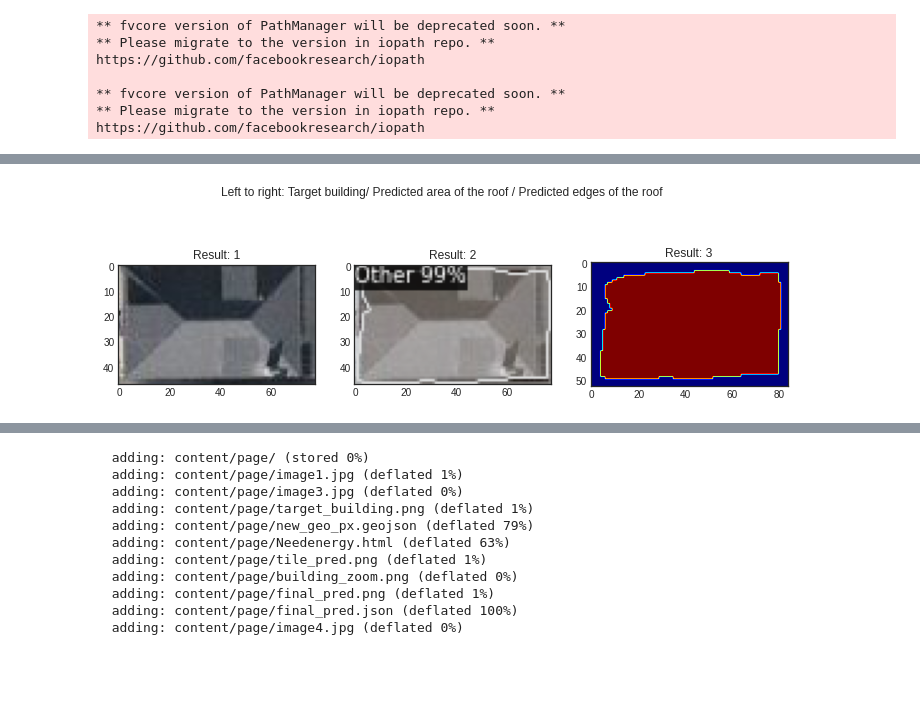
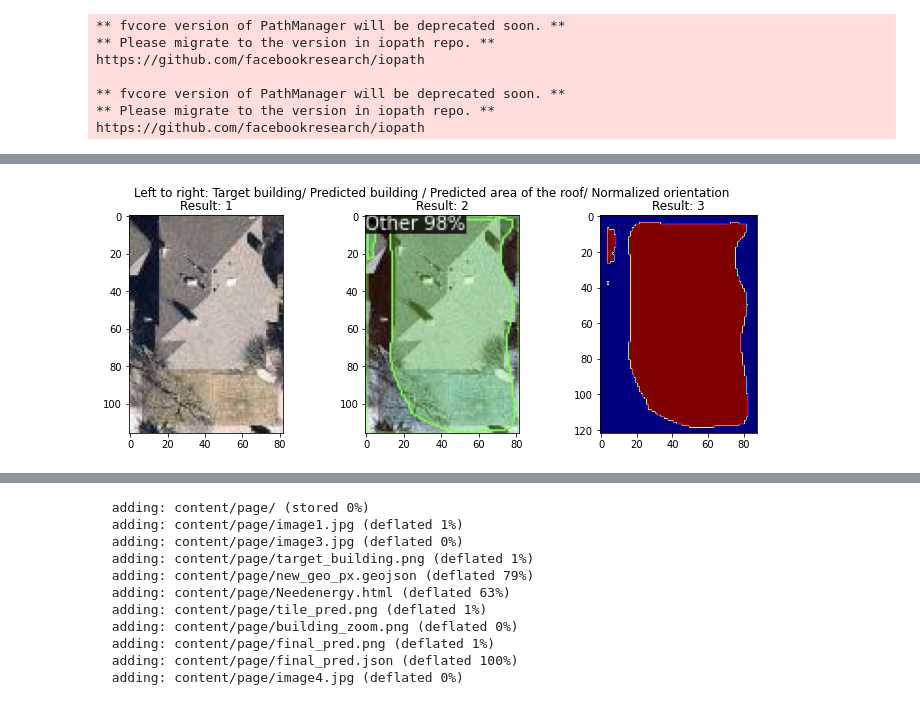
Before and after one commit to HariniSureshS/solarpanel, a Jupyter notebook: Good_Energy_POC.ipynb, the cells around one changed output, grey strips where cells are left out. Cells and saved outputs as stored; diff of their text form; code cells hidden in the pictures; blank space fills up the shorter version.

Commit message:
Updating the pipeline
- post processing the building mask
- aligning our building to have zero angle
- get a high resolution version for our building

```diff
--- a/Good_Energy_POC.ipynb
+++ b/Good_Energy_POC.ipynb
@@ -100,26 +100,29 @@ s3 = boto3.resource("s3",
 regex = re.compile(r'\d+')
 df = gpd.read_file('/content/drive/MyDrive/Official Folder Omdena Talent Good3Energy/Pipeline/lasvegas_catlog.geojson')
 
-def get_img_frm_addrs():
+def get_img_frm_addrs(zoom_value, img_name = 'building_tile.png', addr=None):
     '''
     Enter an address
     Returns image for the location from NearMap,
     and location coordinates for post processing
     '''
-    address=input('Enter the address :')
+    if addr == None:
+        address=input('Enter the address :')
+    else:
+        address = addr
     geolocator = GoogleV3(api_key="AIzaSyAobDOqF2vAg5LSnk18bsZ-38FBEnRyBok")
     location = geolocator.geocode(address)
     base_uri = 'http://us0.nearmap.com/staticmap?center='
-    api_date = '&size=650x650&zoom=19&httpauth=false&apikey=ZDM0OGJiZDMtYjk4ZS00NTgzLTk1Y2UtYjk2ODU0MTAzNWYw'
+    api_date = f'&size=650x650&zoom={zoom_value}&httpauth=false&apikey=ZDM0OGJiZDMtYjk4ZS00NTgzLTk1Y2UtYjk2ODU0MTAzNWYw'
     req = base_uri + str(location.latitude)+','+str(location.longitude)+api_date
     resp = requests.get(req)
     if resp.status_code == requests.codes.ok:
-        img = open('/content/drive/MyDrive/Official Folder Omdena Talent Good3Energy/Pipeline/tile_image/building_tile.png',"wb") #Saving the image
+        img = open(f'/content/drive/MyDrive/Official Folder Omdena Talent Good3Energy/Pipeline/tile_image/{img_name}',"wb") #Saving the image
         img.write(resp.content)
         img.close()
     #
     out = [location.latitude, location.longitude]
-    return out
+    return out, address
 
 '''
 # Old get address function
@@ -233,12 +236,12 @@ def empty_coco_dataset(dir_jpeg, output_path, image_extension='.png', save_jpegs
         json.dump(COCOAnnotations, f, default=convert)
 
 # Get the tile and location from the address and save the image for the model
-addr_loc = get_img_frm_addrs()
+loc, address = get_img_frm_addrs(zoom_value=19)
 # prepare the image for the model
 #get_model_img(addr_loc)
 # Prepare the dummy annotation
 empty_coco_dataset("/content/drive/MyDrive/Official Folder Omdena Talent Good3Energy/Pipeline/tile_image", "/content/drive/MyDrive/Official Folder Omdena Talent Good3Energy/Pipeline", image_extension='.png', save_jpegs=True)
-print(addr_loc)
+print(loc)
 #9501 Summerhill Ln Dallas, TX 75238 USA
 #9739 Royce Dr Dallas, TX 75217 USA
 # %% [output]
@@ -339,56 +338,57 @@ Consider using one of the following signatures instead:
 # %%
 #@title Display Results
-
 coco_file = '/content/drive/MyDrive/Official Folder Omdena Talent Good3Energy/Pipeline/output/final_pred.json'
 tile_pred = '/content/drive/MyDrive/Official Folder Omdena Talent Good3Energy/Pipeline/output/tile_pred.png'
 
 building_tile = '/content/drive/MyDrive/Official Folder Omdena Talent Good3Energy/Pipeline/tile_image/building_tile.png'
 
 # Extract our building to pass it to edge detection
-obj=Post_Process(building_tile, addr_loc, coco_file)
-mask = obj.get_bin_mask()
-px_df = obj.get_px_coords_df()
+obj=Post_Process(building_tile, loc, coco_file)
+mask_tile = obj.get_bin_mask()
+# Getting dataframes, contours, and bbox from our model predictions
+px_df, cnts = obj.get_px_coords_df()
 px_df = obj.get_px_coords()
-#px_df.to_csv('D:/output/px_df.csv')
 bbox=obj.extract_building(px_df=px_df)
+
+# Get target mask
+mask= obj.process_bin_mask(mask_tile, bbox)
+px_target_df, cont = obj.get_bin_mask_poly(mask)
+#Save our target mask
+cv2.imwrite('/content/drive/MyDrive/Official Folder Omdena Talent Good3Energy/Pipeline/output/target_mask.png', mask*255)
+
 # Get the building from our original tile and tile predicted
 im=Image.open(building_tile)
 im_crop=im.crop(bbox)
-
-im_crop.save('/content/drive/MyDrive/Official Folder Omdena Talent Good3Energy/Pipeline/output/target_building.png')
-
+# Pad the target to match the mask
+im_crop_pad = np.pad(np.array(im_crop) , [(3, 3), (3, 3), (0, 0)], 'constant')
+im_crop_pad = Image.fromarray(im_crop_pad)
+im_crop_pad.save('/content/drive/MyDrive/Official Folder Omdena Talent Good3Energy/Pipeline/output/target_building.png')
 im_pred=Image.open(tile_pred)
 im_pred_crop=im_pred.crop(bbox)
+#----------------------------------------------------------------------------------------------------------------------
 
-# Save tile binary mask and exract target mask
-mask = mask.astype(int)
-cv2.imwrite('/content/drive/MyDrive/Official Folder Omdena Talent Good3Energy/Pipeline/output/mask.png', mask)
-#im = cv2.imread(os.path.join(work_dir, '/content/drive/MyDrive/Official Folder Omdena Talent Good3Energy/Pipeline/output/mask.png'))
-mask_im=Image.open('/content/drive/MyDrive/Official Folder Omdena Talent Good3Energy/Pipeline/output/mask.png')
-mask_crop=mask_im.crop(bbox)
-mask_crop.save('/content/drive/MyDrive/Official Folder Omdena Talent Good3Energy/Pipeline/output/target_mask.png')
-
-# add padding of 3 black pixels so we end up with valid polygons
-mask_crop_pad = np.pad(np.array(mask_crop) , (3, 3), 'constant')
-
-#----------------------------------------------------------------------------------------------------------------------
 # Get target mask polygon
-px_target_df = obj.get_bin_mask_poly(mask_crop_pad)
-#plt.imshow(im_crop)
-#plt.figure(figsize=(10,10))
-#plt.imshow(tile_pred)
+px_target_df, cont = obj.get_bin_mask_poly(mask)
+px_target_df.to_file('/content/drive/MyDrive/Official Folder Omdena Talent Good3Energy/Pipeline/output/px_coords.geojson', driver="GeoJSON")
 
 tif_img = rio.open("/content/drive/MyDrive/Official Folder Omdena Talent Good3Energy/Pipeline/tile_image/tile.tif")
 geo_df = obj.get_geo_coords(px_target_df, tif_img)
-azimuth = obj.get_azimuth(geo_df)
 
 # Plot the results
-print('Azimuth: ', azimuth)
-area = obj.get_area(geo_df)
-print('Area(m): ', area)
-plt.style.use('seaborn-white')
+geo_df['azimuth'] =  obj.get_azimuth(geo_df)
+geo_df['area'] = obj.get_area(geo_df)
+col = geo_df['area']
+target_area = col.max() # We only need our target building
 
-imgs = [im_crop, im_pred_crop, mask_crop_pad]
+t_building = geo_df.loc[geo_df['area'] == target_area]
+azimuth = t_building.iloc[0].azimuth
+print(azimuth)
+area = t_building.iloc[0].area
+print(area, '[sq feet]')
+
+
+
+imgs = [im_crop, im_pred_crop, mask]
 # Show subplots | shape: (1,3)
 fig, axs = plt.subplots(nrows=1, ncols=3, figsize=(12,4))
 for i, ax in enumerate(axs.flatten()):
@@ -398,6 +398,6 @@ for i, ax in enumerate(axs.flatten()):
     plt.title('Result: {}'.format(i+1))
 
 #plt.tight_layout()
-plt.suptitle('Left to right: Target building/ Predicted area of the roof / Predicted edges of the roof')
+plt.suptitle('Left to right: Target building/ Predicted building / Predicted area of the roof/ Normalized orientation')
 plt.show()
 # %% [output]
@@ -407 +406 @@ dtype: float64
-[figure, old version]
+[figure, new version]
```
Also changed, not shown: parts of 5 cells of this notebook, 3 other files.
